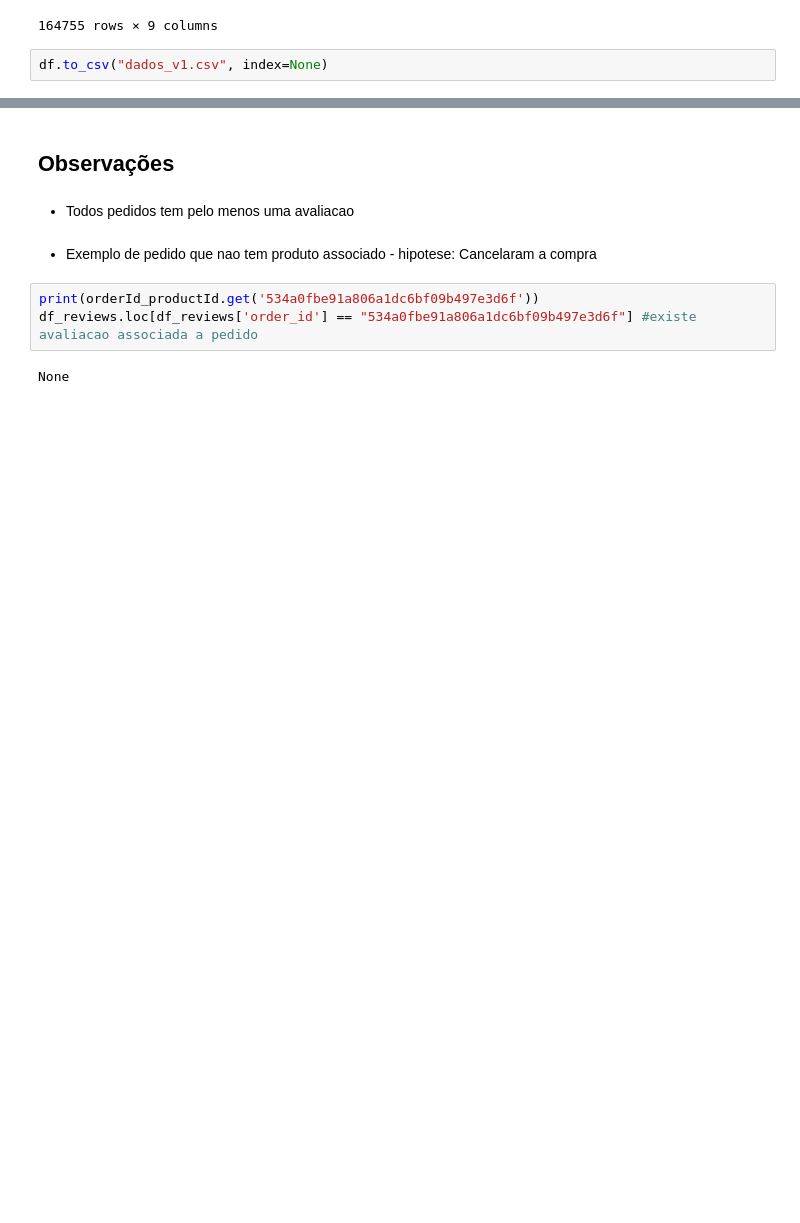
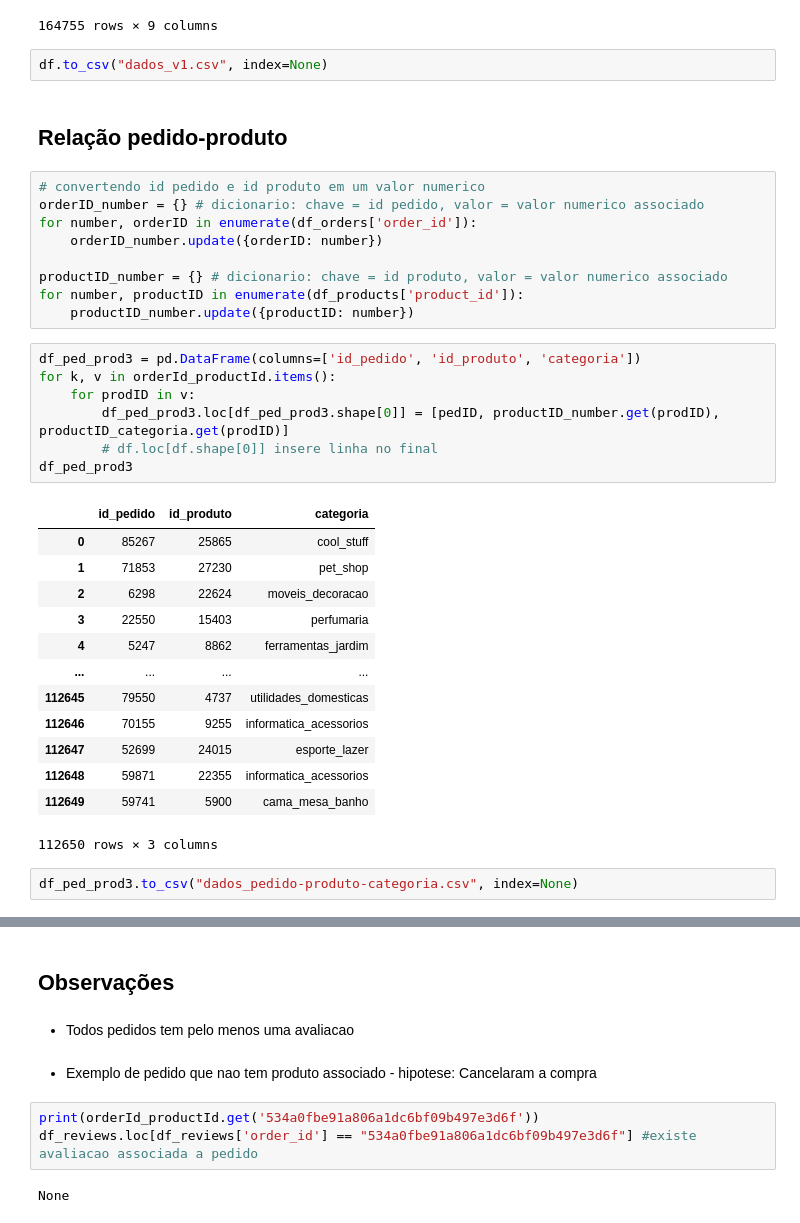
Before and after one commit to godoyjulia/T2_InteligenciaDeNegocio, a Jupyter notebook: PreProcessing.ipynb, the cells around one changed output, grey strips where cells are left out. Cells and saved outputs as stored; diff of their text form; blank space fills up the shorter version.

```diff
--- a/PreProcessing.ipynb
+++ b/PreProcessing.ipynb
@@ -334,3 +334,37 @@ df
 164755 rows × 9 columns
 # %%
 df.to_csv("dados_v1.csv", index=None)
+# %% [markdown]
+## Relação pedido-produto
+# %%
+# convertendo id pedido e id produto em um valor numerico
+orderID_number = {} # dicionario: chave = id pedido, valor = valor numerico associado
+for number, orderID in enumerate(df_orders['order_id']):
+    orderID_number.update({orderID: number})
+
+productID_number = {} # dicionario: chave = id produto, valor = valor numerico associado
+for number, productID in enumerate(df_products['product_id']):
+    productID_number.update({productID: number})
+# %%
+df_ped_prod3 = pd.DataFrame(columns=['id_pedido', 'id_produto', 'categoria'])
+for k, v in orderId_productId.items():
+    for prodID in v:
+        df_ped_prod3.loc[df_ped_prod3.shape[0]] = [pedID, productID_number.get(prodID), productID_categoria.get(prodID)]
+        # df.loc[df.shape[0]] insere linha no final
+df_ped_prod3
+# %% [output]
+|  | id_pedido | id_produto | categoria |
+| 0 | 85267 | 25865 | cool_stuff |
+| 1 | 71853 | 27230 | pet_shop |
+| 2 | 6298 | 22624 | moveis_decoracao |
+| 3 | 22550 | 15403 | perfumaria |
+| 4 | 5247 | 8862 | ferramentas_jardim |
+| ... | ... | ... | ... |
+| 112645 | 79550 | 4737 | utilidades_domesticas |
+| 112646 | 70155 | 9255 | informatica_acessorios |
+| 112647 | 52699 | 24015 | esporte_lazer |
+| 112648 | 59871 | 22355 | informatica_acessorios |
+| 112649 | 59741 | 5900 | cama_mesa_banho |
+112650 rows × 3 columns
+# %%
+df_ped_prod3.to_csv("dados_pedido-produto-categoria.csv", index=None)
```
Also changed, not shown: parts of 1 cell of this notebook, 4 other files.
